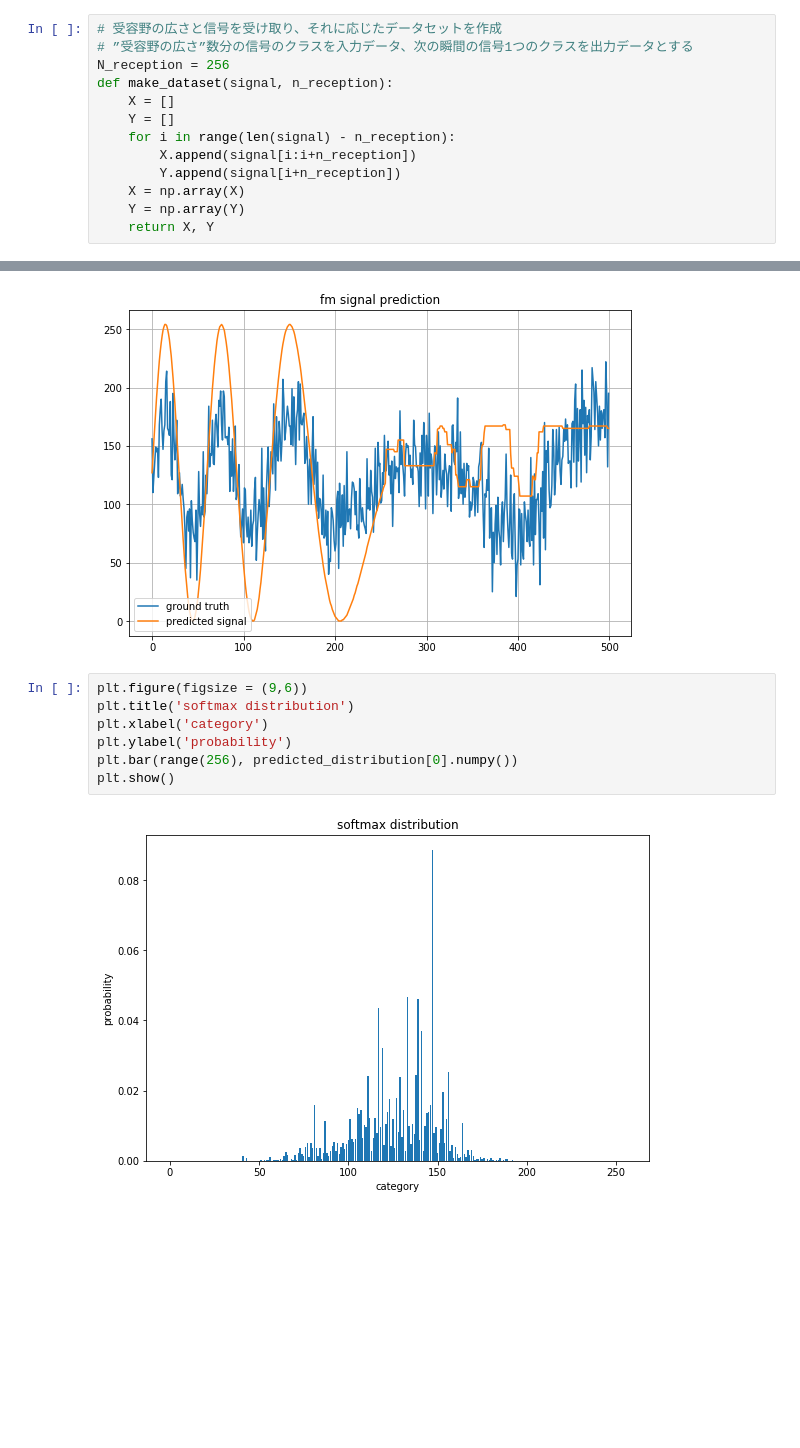
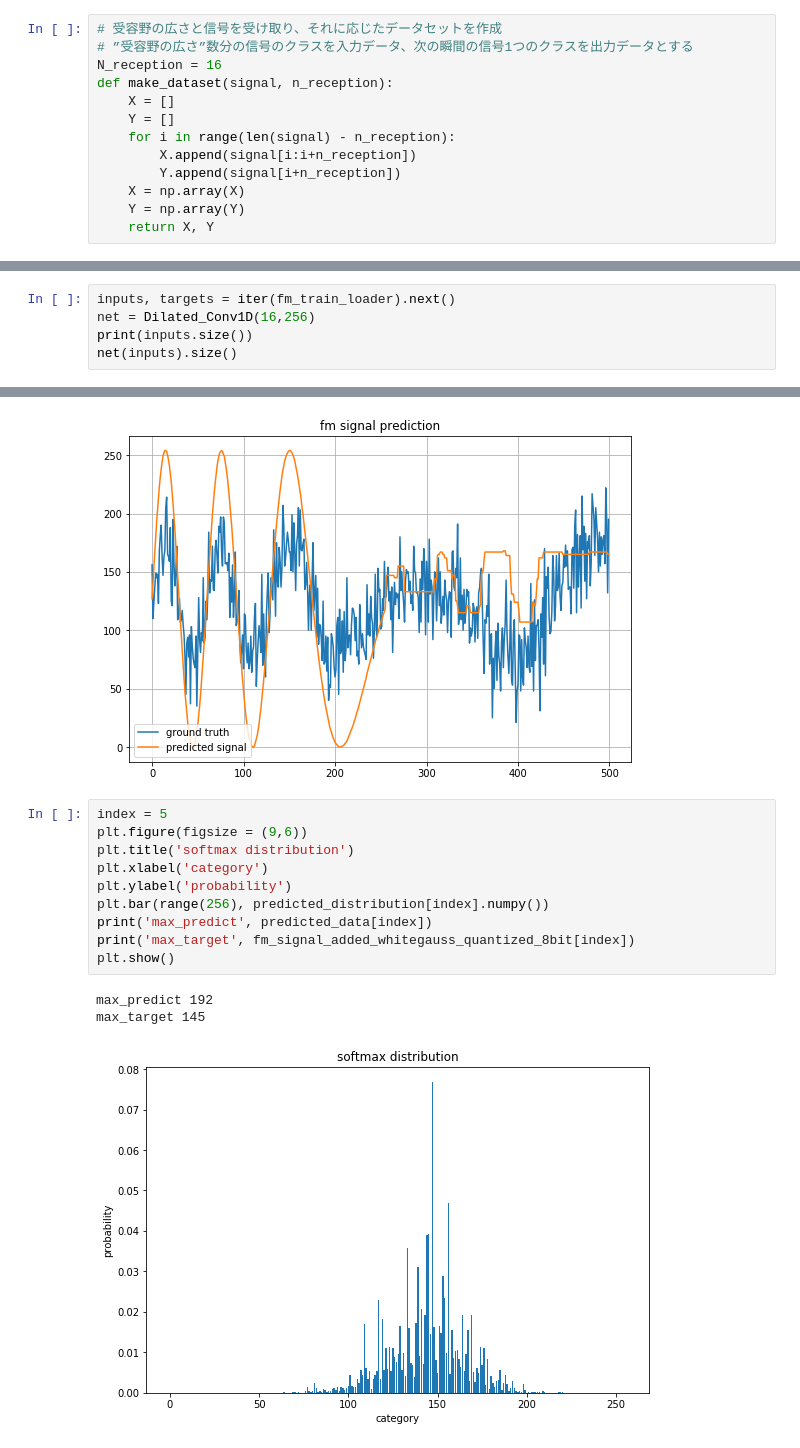
Before and after one commit to cross32768/dilated_conv, a Jupyter notebook: dilated_conv.ipynb, the cells around one changed output, grey strips where cells are left out. Drawn from its saved outputs; the diff is of its cells as text; blank space fills up the shorter version.

```diff
--- a/dilated_conv.ipynb
+++ b/dilated_conv.ipynb
@@ -158,7 +158,7 @@ plt.show()
 # %%
 # 受容野の広さと信号を受け取り、それに応じたデータセットを作成
 # ”受容野の広さ”数分の信号のクラスを入力データ、次の瞬間の信号1つのクラスを出力データとする
-N_reception = 256
+N_reception = 16
 def make_dataset(signal, n_reception):
     X = []
     Y = []
@@ -218,0 +272,5 @@ class Dilated_Conv1D(nn.Module):
+# %%
+inputs, targets = iter(fm_train_loader).next()
+net = Dilated_Conv1D(16,256)
+print(inputs.size())
+net(inputs).size()
@@ -353,11 +414,16 @@ plt.show()
 # %% [output]
 [figure]
 # %%
+index = 5
 plt.figure(figsize = (9,6))
 plt.title('softmax distribution')
 plt.xlabel('category')
 plt.ylabel('probability')
-plt.bar(range(256), predicted_distribution[0].numpy())
+plt.bar(range(256), predicted_distribution[index].numpy())
+print('max_predict', predicted_data[index])
+print('max_target', fm_signal_added_whitegauss_quantized_8bit[index])
 plt.show()
 # %% [output]
+max_predict 192
+max_target 145
-[figure, old version]
+[figure, new version]
```
Also changed, not shown: parts of 6 cells of this notebook.
